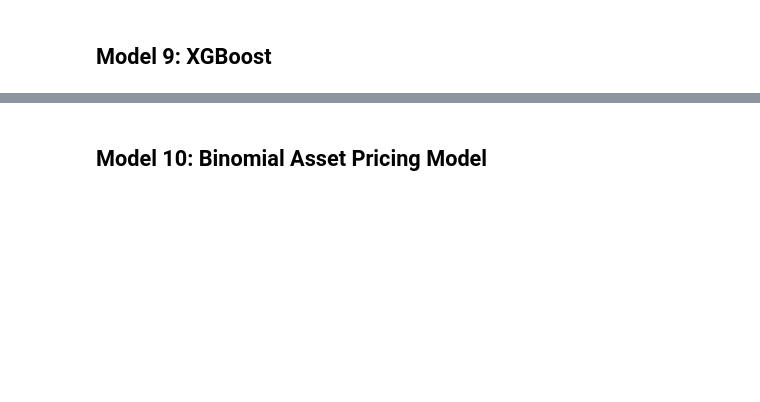
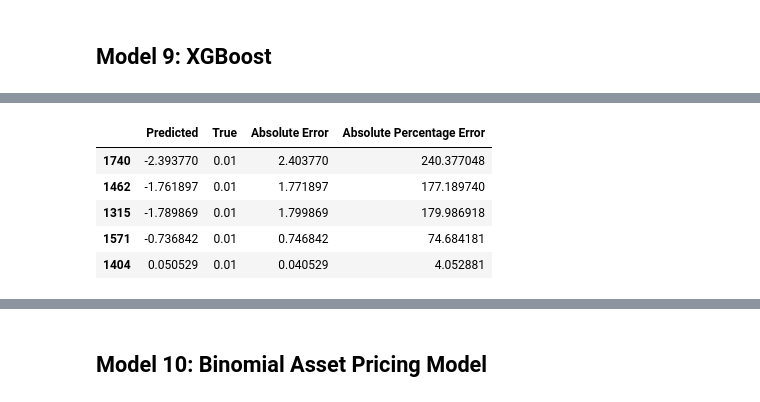
Before and after one commit to juan-esteban-berger/Options_Pricing_AutoML_TensorFlow_XGBoost, a Jupyter notebook: 04_Modeling.ipynb, the cells around one changed output, grey strips where cells are left out. Cells and saved outputs as stored; diff of their text form; code cells hidden in the pictures; blank space fills up the shorter version.

```diff
--- a/04_Modeling.ipynb
+++ b/04_Modeling.ipynb
@@ -1080,0 +1155,10 @@ print(predictions)
+# %%
+# Preview the Last 10 Results Sorted by True Values in Descending Order
+results.tail()
+# %% [output]
+|  | Predicted | True | Absolute Error | Absolute Percentage Error |
+| 1740 | -2.393770 | 0.01 | 2.403770 | 240.377048 |
+| 1462 | -1.761897 | 0.01 | 1.771897 | 177.189740 |
+| 1315 | -1.789869 | 0.01 | 1.799869 | 179.986918 |
+| 1571 | -0.736842 | 0.01 | 0.746842 | 74.684181 |
+| 1404 | 0.050529 | 0.01 | 0.040529 | 4.052881 |
```
Also changed, not shown: parts of 14 cells of this notebook, 3 other files.
